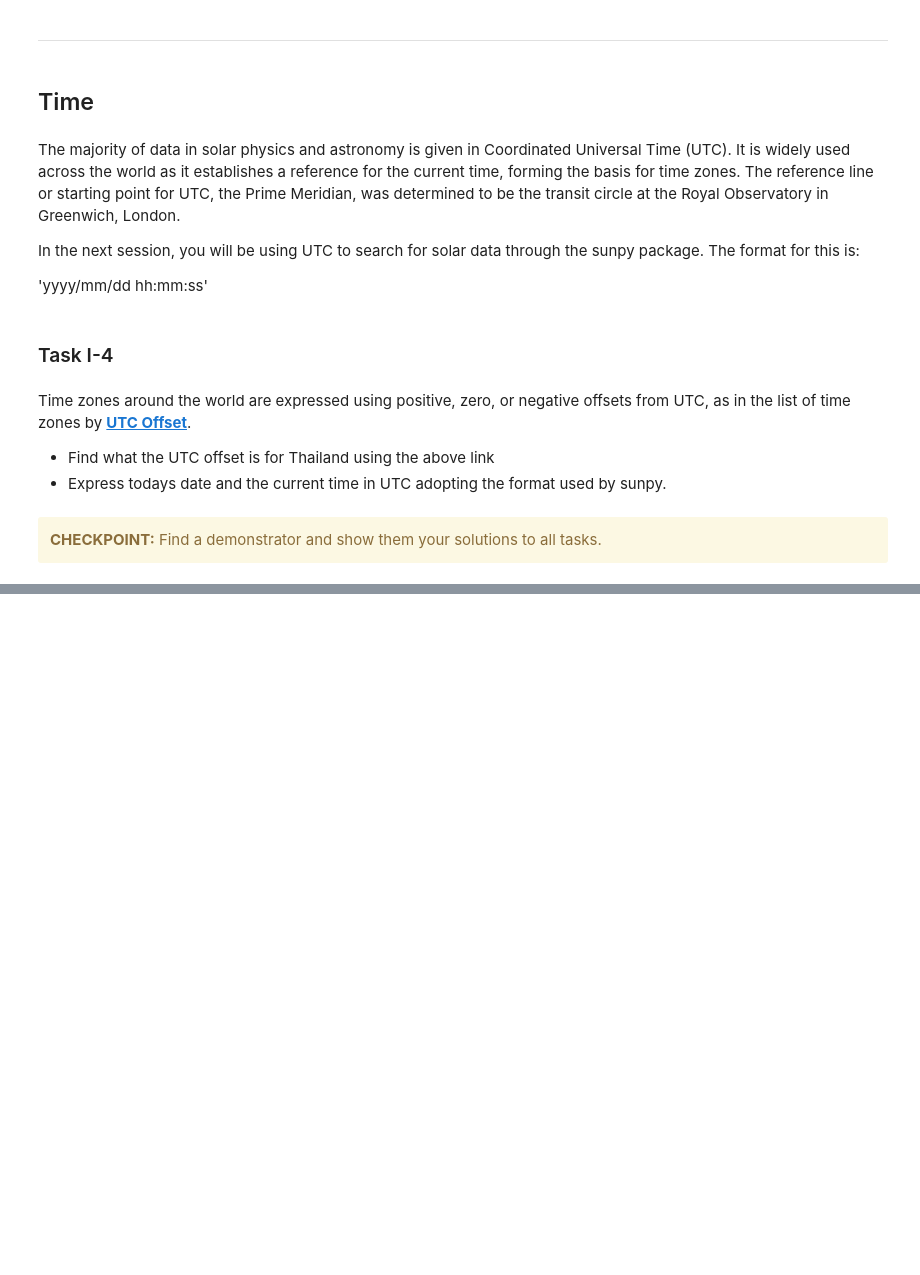
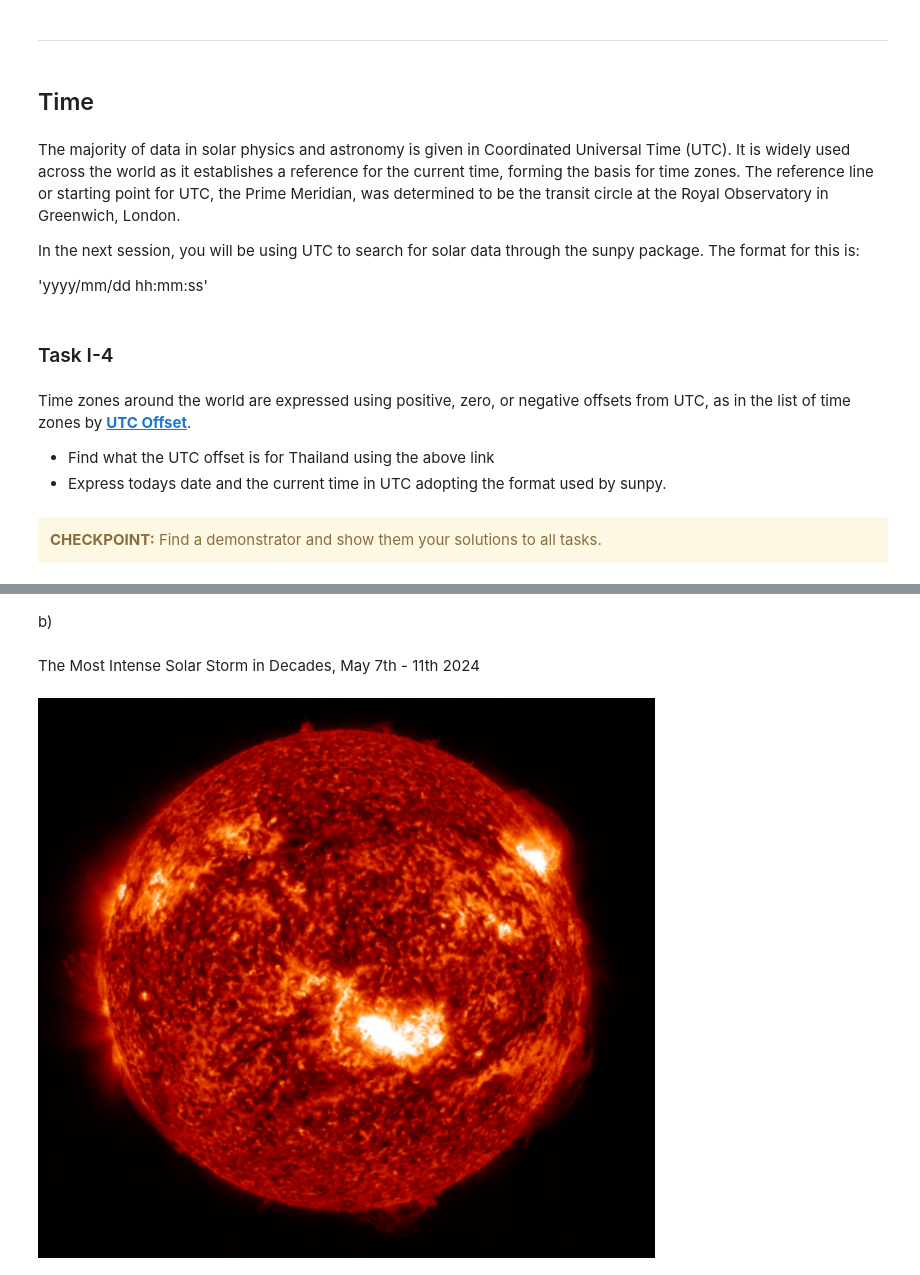
Before and after one commit to thanabodeewor/ThaiPASS2026, a Jupyter notebook: Sun/SOLAR_I.ipynb, the cells around one changed output, grey strips where cells are left out. Cells and saved outputs as stored; diff of their text form; code cells hidden in the pictures; blank space fills up the shorter version.

```diff
--- a/Sun/SOLAR_I.ipynb
+++ b/Sun/SOLAR_I.ipynb
@@ -99,0 +165,8 @@ __[Helioviewer](https://gs671-suske.ndc.nasa.gov/)__ is a student-friendly inter
+# %% [markdown]
+b)
+# %% [markdown]
+The Most Intense Solar Storm in Decades, May 7th - 11th 2024
+# %%
+display(Image(filename="may_2024.png", embed=True))
+# %% [output]
+[figure, added]
```
Also changed, not shown: parts of 12 cells of this notebook, 8 other files.
